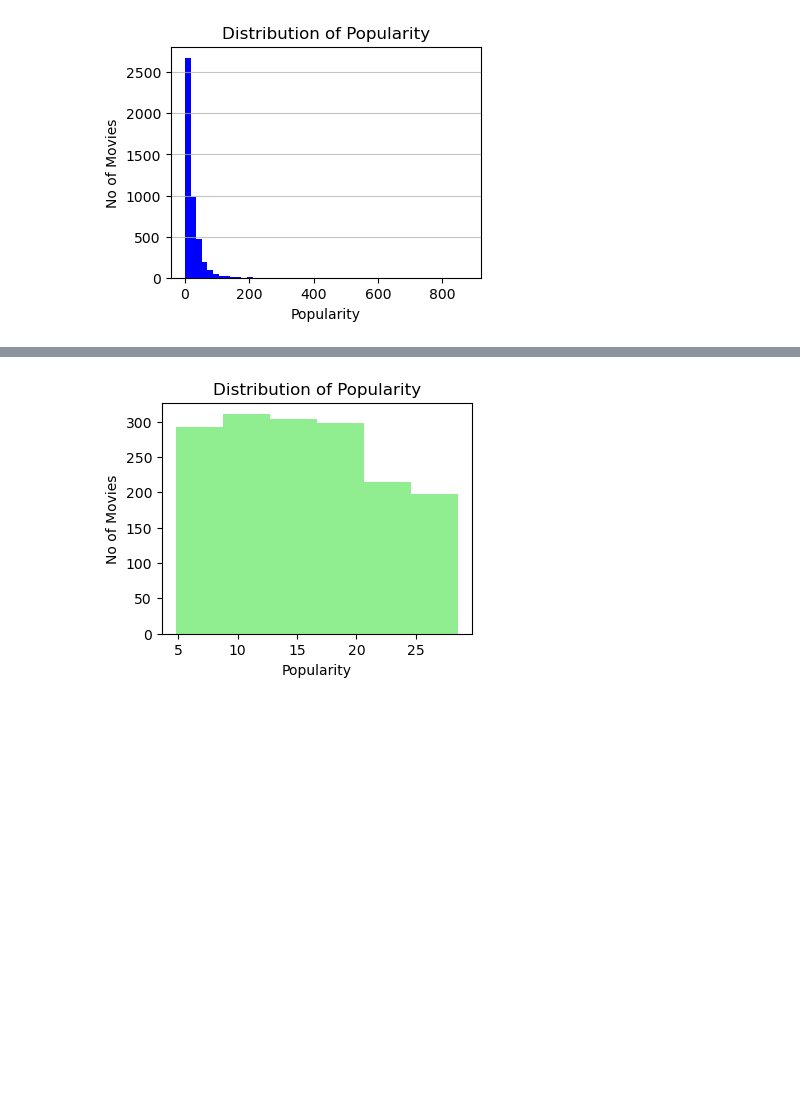
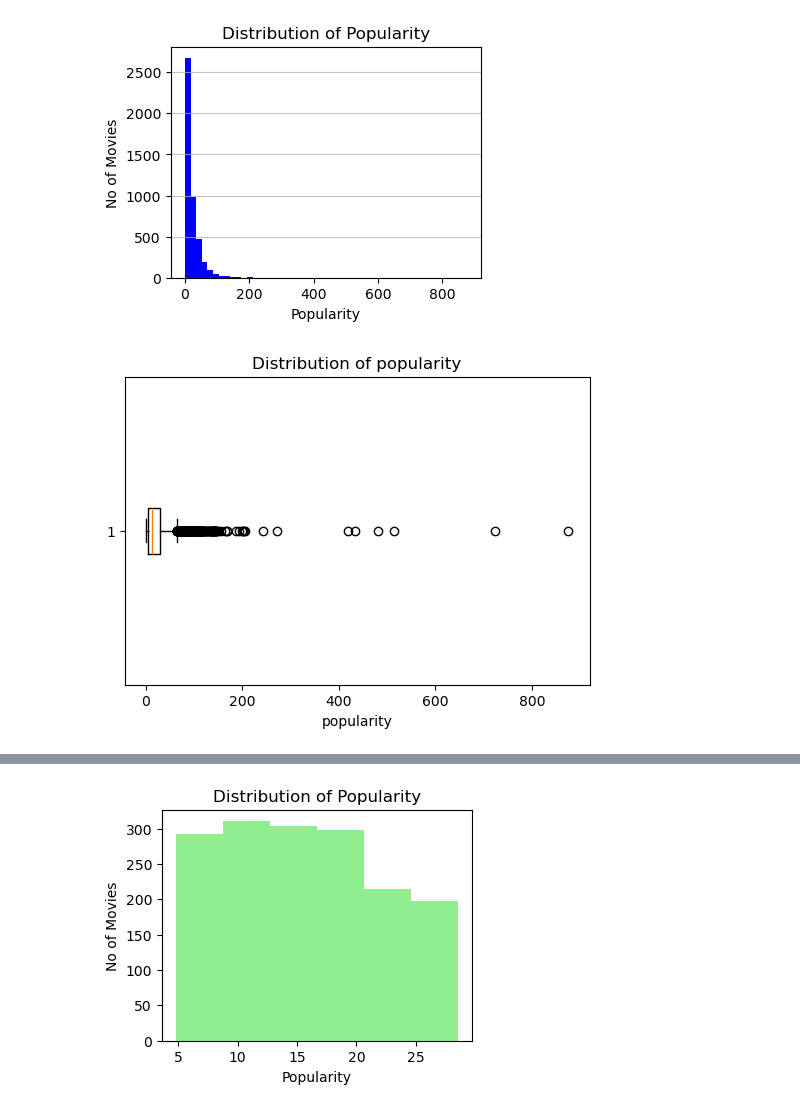
Before and after one commit to kamranalisays/DataAnalyst, a Jupyter notebook: DataAnalysisProject/Project-1-Data-Analysis.ipynb, the cells around one changed output, grey strips where cells are left out. Saved outputs shown, nothing was run; the diff lists cells and outputs as text; code cells hidden in the pictures; blank space fills up the shorter version.

```diff
--- a/DataAnalysisProject/Project-1-Data-Analysis.ipynb
+++ b/DataAnalysisProject/Project-1-Data-Analysis.ipynb
@@ -208,6 +213,13 @@ plt.grid(axis='y', alpha=0.75)
 plt.show()
 # %% [output]
 [figure]
+# %%
+plt.figure(figsize=(6,4))
+plt.boxplot(df['popularity'] , vert=False )
+assign_title_and_labels(title="Distribution of popularity" , xlabel="popularity" )
+plt.show()
+# %% [output]
+[figure, added]
 # %%
 # Following are the observations that are need to addressed.
 # 1) Data is skewed right
```
Also changed, not shown: parts of 9 cells of this notebook.
